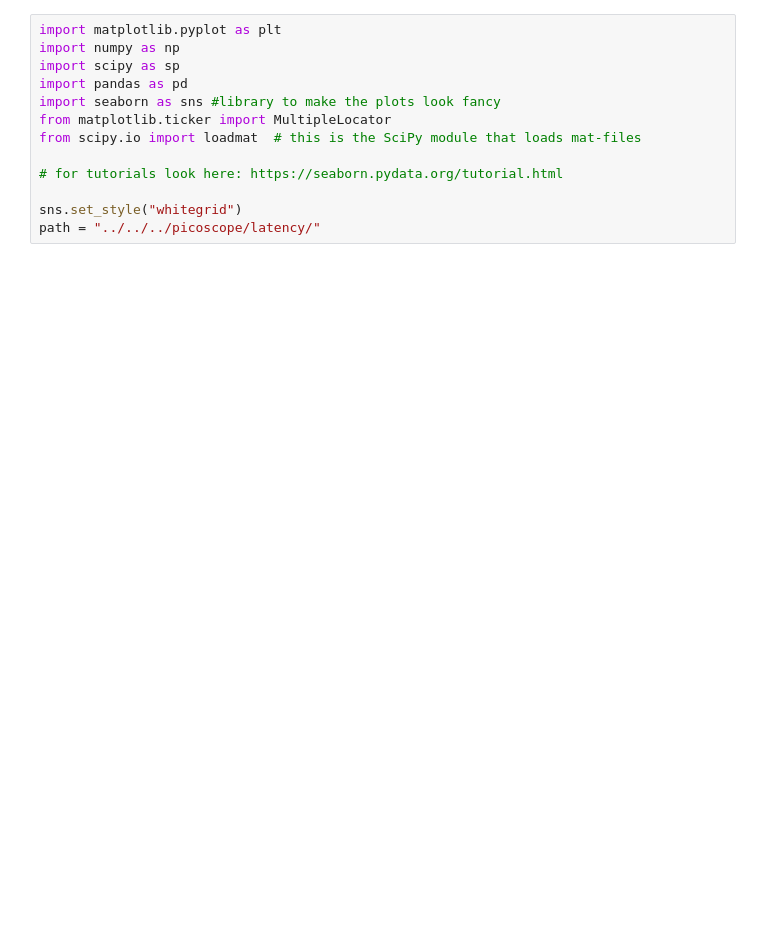
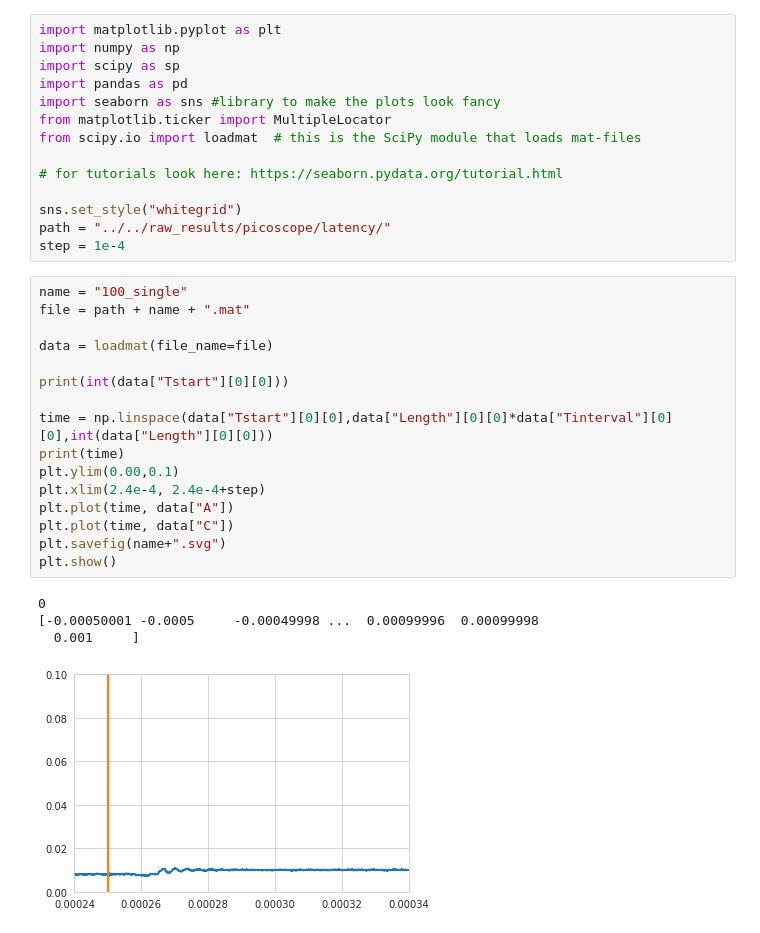
Before and after one commit to melmatt7/dmd_control, a Jupyter notebook: DMDController/PythonUtilities/plotting_latency.ipynb, the cells around one changed output. Drawn from its saved outputs; the diff is of its cells as text; blank space fills up the shorter version.

```diff
--- a/DMDController/PythonUtilities/plotting_latency.ipynb
+++ b/DMDController/PythonUtilities/plotting_latency.ipynb
@@ -10,4 +10,26 @@ from scipy.io import loadmat  # this is the SciPy module that loads mat-files
 # for tutorials look here: https://seaborn.pydata.org/tutorial.html
 
 sns.set_style("whitegrid")
-path = "../../../picoscope/latency/"
+path = "../../raw_results/picoscope/latency/"
+step = 1e-4
+# %%
+name = "100_single"
+file = path + name + ".mat"
+
+data = loadmat(file_name=file)
+
+print(int(data["Tstart"][0][0]))
+
+time = np.linspace(data["Tstart"][0][0],data["Length"][0][0]*data["Tinterval"][0][0],int(data["Length"][0][0]))
+print(time)
+plt.ylim(0.00,0.1)
+plt.xlim(2.4e-4, 2.4e-4+step)
+plt.plot(time, data["A"])
+plt.plot(time, data["C"])
+plt.savefig(name+".svg")
+plt.show()
+# %% [output]
+0
+[-0.00050001 -0.0005     -0.00049998 ...  0.00099996  0.00099998
+  0.001     ]
+[figure, added]
```
Also changed, not shown: parts of 21 cells of this notebook, 31 other files.
